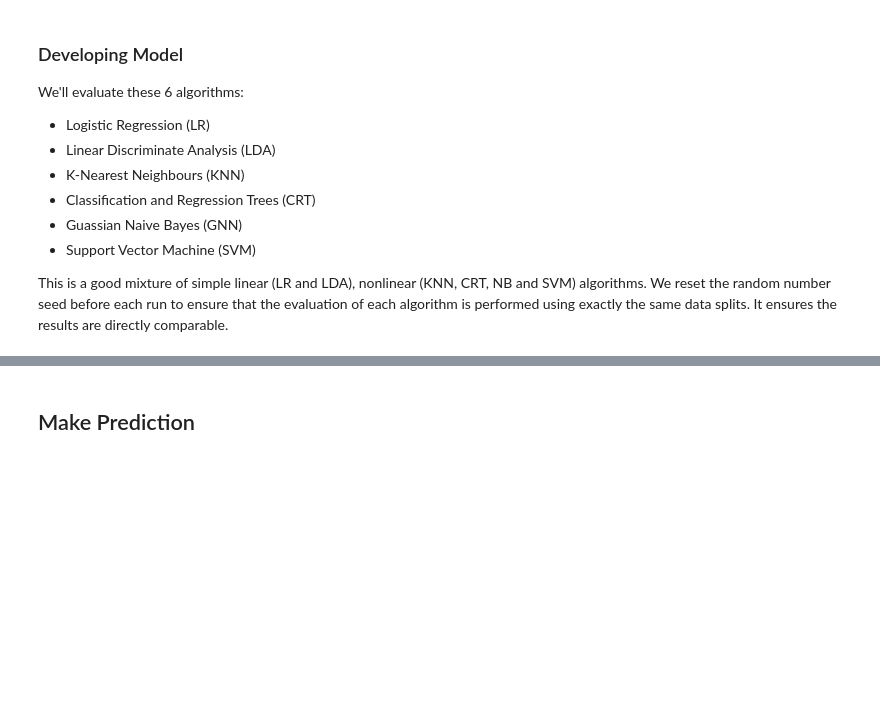
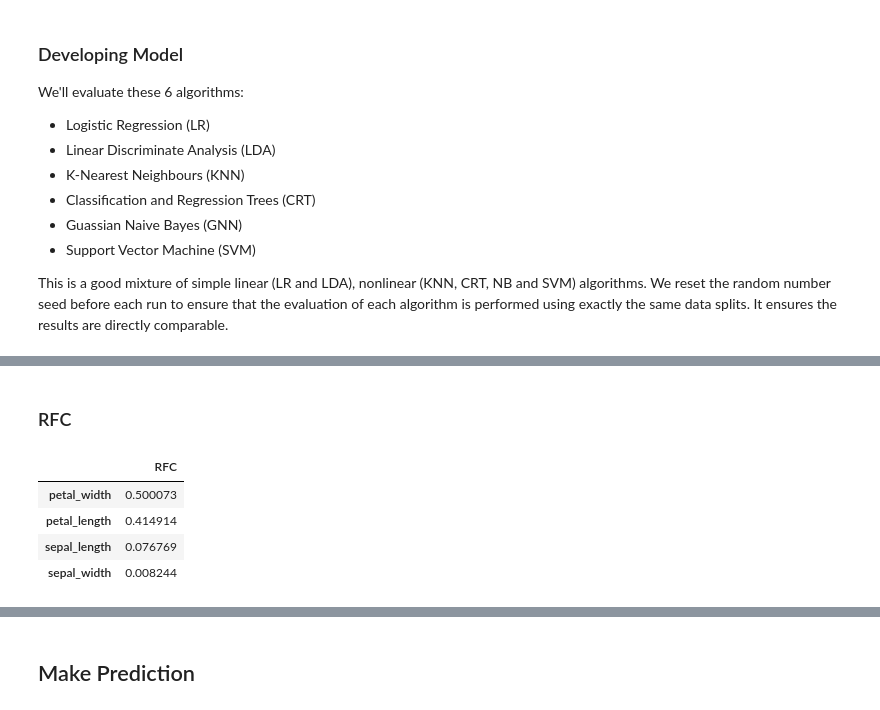
Before and after one commit to JuzerShakir/Iris_Flower, a Jupyter notebook: report.ipynb, the cells around one changed output, grey strips where cells are left out. Cells and saved outputs as stored; diff of their text form; code cells hidden in the pictures; blank space fills up the shorter version.

```diff
--- a/report.ipynb
+++ b/report.ipynb
@@ -223,0 +268,23 @@ plt.show()
+# %% [markdown]
+### RFC
+# %%
+# passing the model
+model = RandomForestClassifier(random_state = 53)
+
+# training the model
+model.fit(X, y)
+
+# extracting feature importance from model and making a dataframe of it in descending order
+RFC_feature_importances = pd.DataFrame(model.feature_importances_, index = X.columns, columns=['RFC']).sort_values('RFC', ascending=False)
+
+# removing traces of this model
+model = None
+
+# show top 10 features
+RFC_feature_importances
+# %% [output]
+|  | RFC |
+| petal_width | 0.500073 |
+| petal_length | 0.414914 |
+| sepal_length | 0.076769 |
+| sepal_width | 0.008244 |
```
Also changed, not shown: parts of 25 cells of this notebook.
